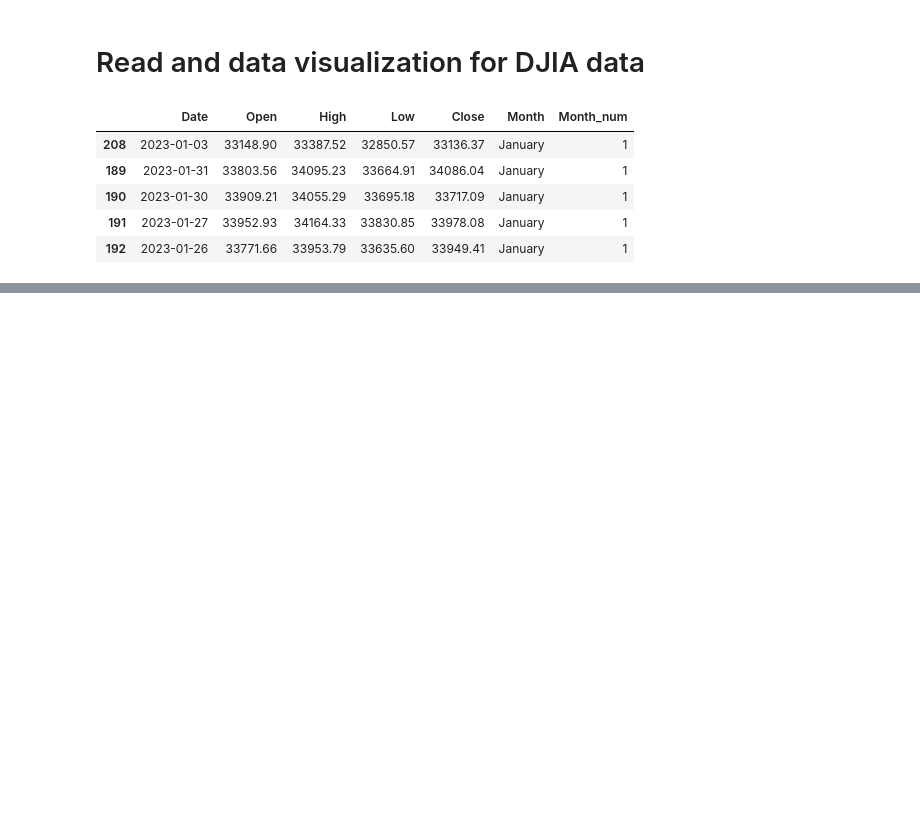
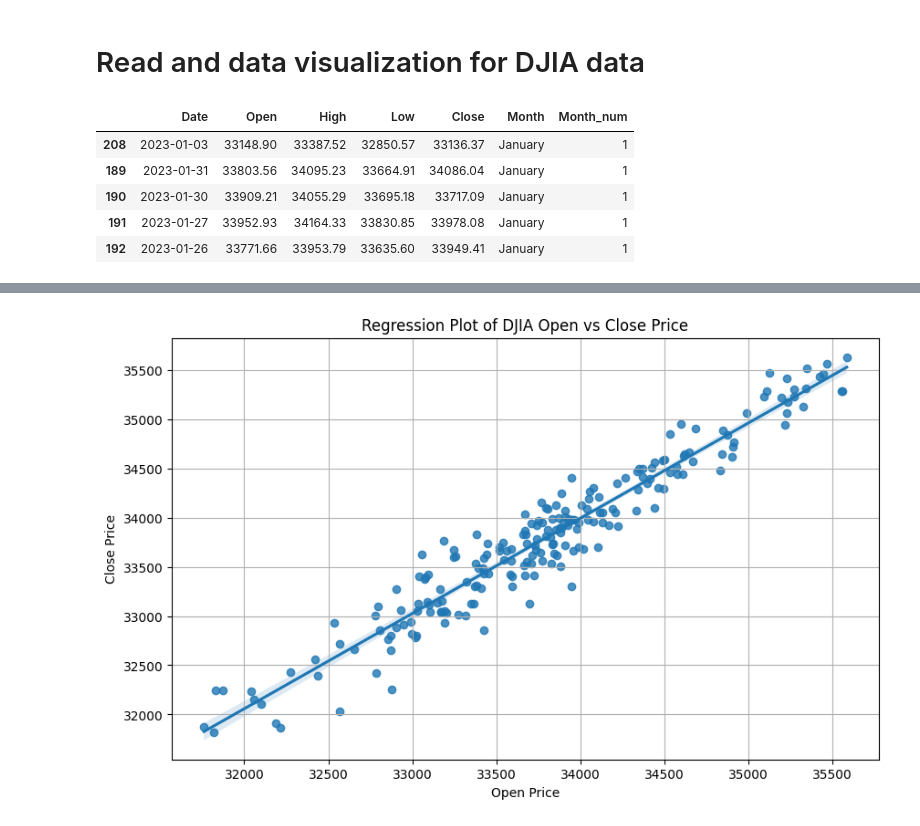
Before and after one commit to motconkien/data-visualization, a Jupyter notebook: Matplotlib_Seaborn/seaborn.ipynb, the cells around one changed output, grey strips where cells are left out. Saved outputs shown, nothing was run; the diff lists cells and outputs as text; code cells hidden in the pictures; blank space fills up the shorter version.

```diff
--- a/Matplotlib_Seaborn/seaborn.ipynb
+++ b/Matplotlib_Seaborn/seaborn.ipynb
@@ -87,0 +112,11 @@ djia.head()
+# %%
+#Draw regression plot of 2 variables: 'Open' and 'Close'
+plt.figure(figsize=(10,6))
+sns.regplot(data=djia, x = 'Open', y = 'Close')
+plt.title("Regression Plot of DJIA Open vs Close Price")
+plt.xlabel('Open Price')
+plt.ylabel('Close Price')
+plt.grid(True)
+plt.show()
+# %% [output]
+[figure, added]
```
Also changed, not shown: parts of 16 cells of this notebook.
